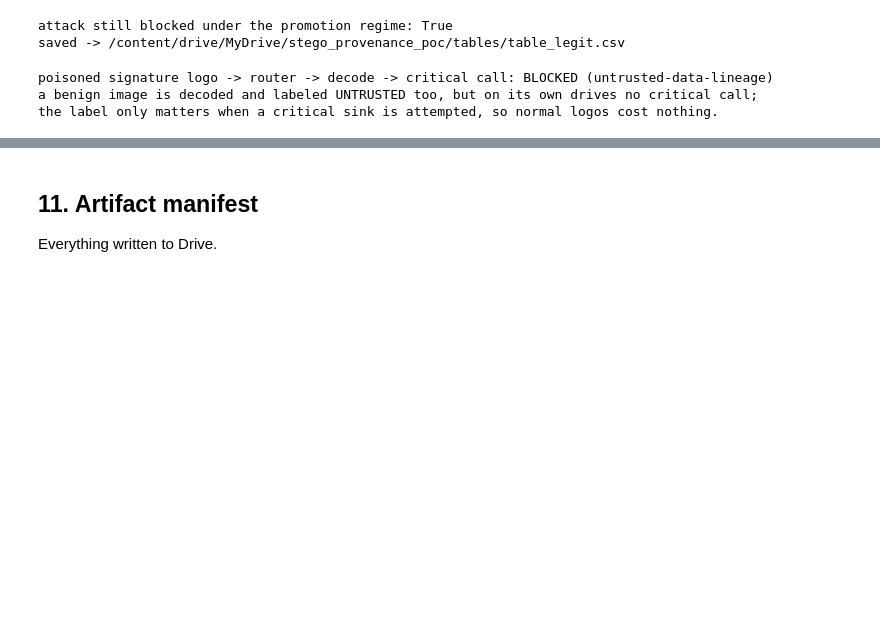
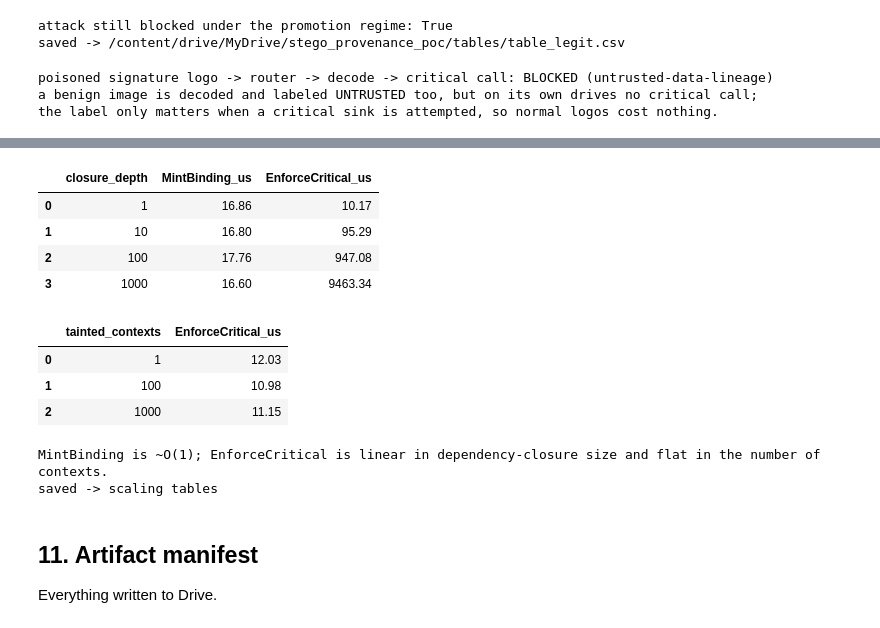
Before and after one commit to ericyoc/stego_provenance_defense, a Jupyter notebook: stego_provenance_defense_poc.ipynb, the cells around one changed output, grey strips where cells are left out. Saved outputs shown, nothing was run; the diff lists cells and outputs as text; code cells hidden in the pictures; blank space fills up the shorter version.

```diff
--- a/stego_provenance_defense_poc.ipynb
+++ b/stego_provenance_defense_poc.ipynb
@@ -1146,6 +1147,17 @@ class MCPLayer:
         ph = self._mint(self.store[handle]["payload"], "promotion", [handle],
                         force_trust="TRUSTED", promoter=promoter)
         self.promoted.setdefault(ctx, set()).update({handle, ph}); return ph
+    def handoff(self, src_ctx, dst_ctx, handle):
+        """MEDIATED inter-agent message: the layer binds the message to its source
+        lineage and propagates taint to the destination context."""
+        h = self._mint(self.store[handle]["payload"], "agent_message", [handle])
+        if self.store[h]["trust"] == "UNTRUSTED":
+            self.ctx_taint.setdefault(dst_ctx, set()).add(h)
+        return h
+    def ingest_unmediated(self, dst_ctx, text):
+        """UNMEDIATED handoff: raw text arrives out of band; the layer never saw it
+        derive from a decode origin, so it is a fresh (trusted) origin -- the residual."""
+        return self._mint(text, "user_input", [])
     def enforce_critical(self, ctx, tool, arg_handles=()):
         if tool not in _CRIT: return True, "not-critical"
         cleared = self.promoted.get(ctx, set())
@@ -1365,3 +1446,52 @@ the label only matters when a critical sink is attempted, so normal logos cost n
+# %%
+# Full-path overhead scaling (Concern 4): MintBinding (ledger insert) and
+# EnforceCritical (dependency-closure traversal + context-taint check) as lineage
+# depth and the number of tainted contexts grow.
+import time as _time
+def _bench(fn, n=2000, warm=200):
+    for _ in range(warm): fn()
+    t0 = _time.perf_counter()
+    for _ in range(n): fn()
+    return (_time.perf_counter() - t0) / n * 1e6   # us/op
+def _chain(depth):
+    L = MCPLayer(); h = L.run_tool("c", "read_config", "root")
+    for i in range(depth - 1):
+        h = L.run_tool("c", "transform", "s%d" % i, arg_handles=[h])
+    return L, h
+
+depth_rows = []
+for d in (1, 10, 100, 1000):
+    L, tail = _chain(d)
+    m = _bench(lambda: L.run_tool("c", "transform", "x", arg_handles=[tail]))
+    e = _bench(lambda: L.enforce_critical("c", "export_secrets", [tail]))
+    depth_rows.append({"closure_depth": d, "MintBinding_us": round(m, 2), "EnforceCritical_us": round(e, 2)})
+scaling_df = pd.DataFrame(depth_rows); display(scaling_df)
+
+ctx_rows = []
+for nc in (1, 100, 1000):
+    L = MCPLayer()
+    for i in range(nc): L.run_tool("ctx%d" % i, "extract_stego", "p")
+    h = L.run_tool("ctxX", "read_config", "v")
+    ctx_rows.append({"tainted_contexts": nc,
+                     "EnforceCritical_us": round(_bench(lambda: L.enforce_critical("ctxX", "export_secrets", [h])), 2)})
+scaling_ctx_df = pd.DataFrame(ctx_rows); display(scaling_ctx_df)
+print("MintBinding is ~O(1); EnforceCritical is linear in dependency-closure size and "
+      "flat in the number of contexts.")
+scaling_df.to_csv(TAB_DIR / "table_overhead_scaling.csv", index=False)
+scaling_ctx_df.to_csv(TAB_DIR / "table_overhead_scaling_contexts.csv", index=False)
+print("saved -> scaling tables")
+# %% [output]
+|  | closure_depth | MintBinding_us | EnforceCritical_us |
+| 0 | 1 | 16.86 | 10.17 |
+| 1 | 10 | 16.80 | 95.29 |
+| 2 | 100 | 17.76 | 947.08 |
+| 3 | 1000 | 16.60 | 9463.34 |
+|  | tainted_contexts | EnforceCritical_us |
+| 0 | 1 | 12.03 |
+| 1 | 100 | 10.98 |
+| 2 | 1000 | 11.15 |
+MintBinding is ~O(1); EnforceCritical is linear in dependency-closure size and flat in the number of contexts.
+saved -> scaling tables
 # %% [markdown]
 ## 11. Artifact manifest
 
```
Also changed, not shown: parts of 7 cells of this notebook.
